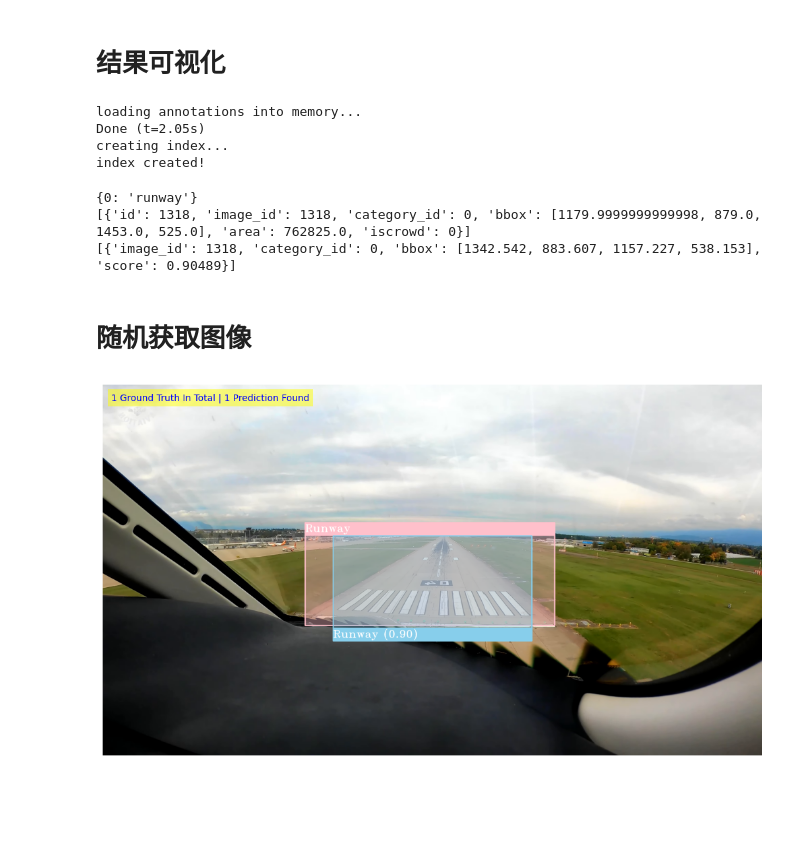
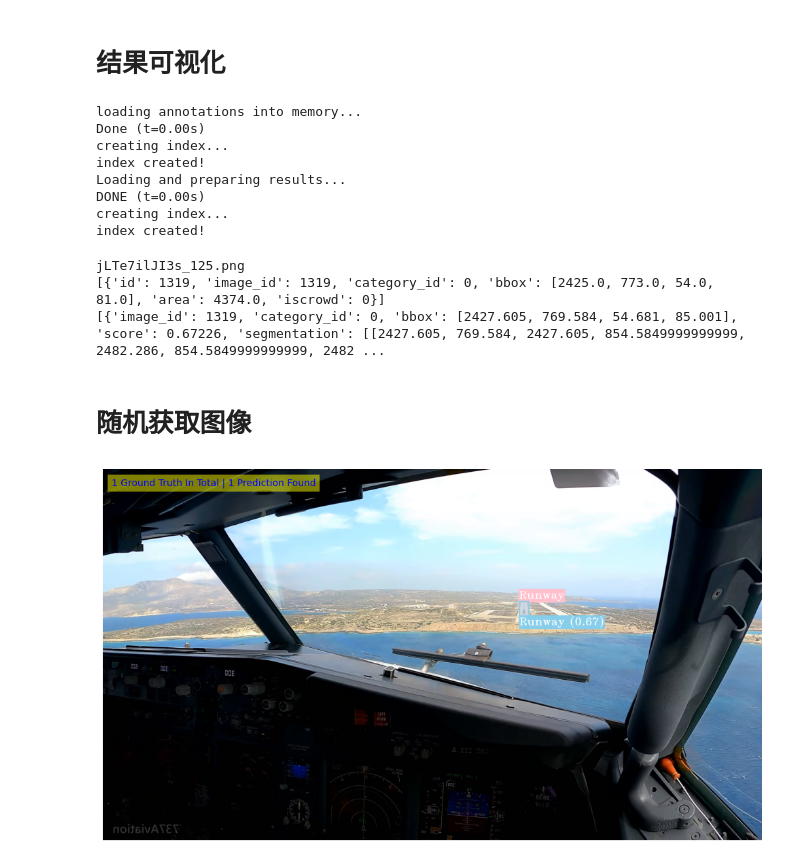
Before and after one commit to flywithliye/lard-detection, a Jupyter notebook: src/tools/visulize_gt_pred.ipynb, the cells around one changed output. Drawn from its saved outputs; the diff is of its cells as text; code cells hidden in the pictures; blank space fills up the shorter version.

```diff
--- a/src/tools/visulize_gt_pred.ipynb
+++ b/src/tools/visulize_gt_pred.ipynb
@@ -22,63 +22,64 @@ import random
 CONFIDENCE_THRESHOLD = 0.35
 
 # 文件定义
-ground_truth_path = f'{ROOT_DATA}/annotations/instances_test_real_nominal.json'
-predictions_path = f'{ROOT_PROJECT}/runs/detect/yolov8n_train_val/val_test_real_nominal/predictions_modified.json'
-
-# 加载预测的 JSON 文件
-with open(predictions_path, 'r') as f:
-    predictions = json.load(f)
+annotation_file = f'{ROOT_DATA}/annotations/instances_test_real_nominal.json'
+prediction_file = f'{ROOT_PROJECT}/runs/ultralytics/yolov8n_train_val/val_test_real_nominal/predictions_modified.json'
 
 # 初始化 COCO 对象（用于标签）
-coco = COCO(ground_truth_path)
-catIds = coco.getCatIds()
-categories = coco.loadCats(catIds)
+coco_true = COCO(annotation_file=annotation_file)
+coco_pred = coco_true.loadRes(resFile=prediction_file)
 
-# 获取全部图像ID
-imgIds = coco.getImgIds()
-
-selected_imgIds = random.sample(imgIds, 1)
-selected_imgIds = [1318]
+# 获取类别字典
+categories = coco_true.loadCats(coco_true.getCatIds())
+catid_2_catname = {category['id']: category['name'] for category in categories}
 # %% [output]
 loading annotations into memory...
-Done (t=2.05s)
+Done (t=0.00s)
 creating index...
 index created!
+Loading and preparing results...
+DONE (t=0.00s)
+creating index...
+index created!
+# %%
+# 获取全部图像ID
+all_imgIds = coco_true.getImgIds()
+
+# 随机选一个图片
+selected_imgIds = random.sample(all_imgIds, 1)
+selected_imgIds = [1319]
 # %%
-img_dict = coco.loadImgs(selected_imgIds)[0]
+# 选中的图片的字典
+img_dict = coco_true.loadImgs(selected_imgIds)[0]
+img_name = img_dict["file_name"]
+img_id = img_dict["id"]
 
 # 读取图像
-image_path = f'{ROOT_DATA}/YoloFormat/test_real_nominal/images/{img_dict["file_name"]}'
+image_path = f'{ROOT_DATA}/YoloFormat/test_real_nominal/images/{img_name}'
 image = cv2.imread(image_path)
 image = cv2.cvtColor(image, cv2.COLOR_BGR2RGB)
 
 # 获取GT
-annIds = coco.getAnnIds(imgIds=img_dict['id'])  # 依据图像id查找gt的id
-anns = coco.loadAnns(annIds)  # 依据gt的id加载gt
+annIds = coco_true.getAnnIds(imgIds=img_id)  # 依据图像id查找gt的id
+anns = coco_true.loadAnns(annIds)
 
-# 获取Pred
-preds = [
-    pred for pred in predictions
-    if pred['image_id'] == img_dict['id']
-    and pred['score'] >= CONFIDENCE_THRESHOLD
-]
+# 获取PRED
+predIds = coco_pred.getAnnIds(imgIds=img_id)  # 依据图像id查找gt的id
+preds = coco_pred.loadAnns(predIds)
 
-# 类别字典
-id_2_name = {0: 'runway'}
-
-print(id_2_name)
+print(img_name)
 print(anns)
 print(preds)
 # %% [output]
-{0: 'runway'}
-[{'id': 1318, 'image_id': 1318, 'category_id': 0, 'bbox': [1179.9999999999998, 879.0, 1453.0, 525.0], 'area': 762825.0, 'iscrowd': 0}]
-[{'image_id': 1318, 'category_id': 0, 'bbox': [1342.542, 883.607, 1157.227, 538.153], 'score': 0.90489}]
+jLTe7ilJI3s_125.png
+[{'id': 1319, 'image_id': 1319, 'category_id': 0, 'bbox': [2425.0, 773.0, 54.0, 81.0], 'area': 4374.0, 'iscrowd': 0}]
+[{'image_id': 1319, 'category_id': 0, 'bbox': [2427.605, 769.584, 54.681, 85.001], 'score': 0.67226, 'segmentation': [[2427.605, 769.584, 2427.605, 854.5849999999999, 2482.286, 854.5849999999999, 2482 ...
 # %% [markdown]
 # 随机获取图像
 # %%
-def draw_gt_pred(image, anns, preds):
+def draw_gt_pred(image, anns, preds, catid_2_catname: dict):
 
-    # 全局参数
+    # 字体和绘图参数
     FONT_SCALE = 2
     FONT = cv2.FONT_HERSHEY_TRIPLEX
     LINE_WIDTH = 5
@@ -100,7 +101,7 @@ def draw_gt_pred(image, anns, preds):
         label_id = ann['category_id']
 
         # 类别label
-        label_text = id_2_name[label_id]
+        label_text = catid_2_catname[label_id]
 
         # 文本 [类名称]
         text = label_text.capitalize()
@@ -156,7 +157,7 @@ def draw_gt_pred(image, anns, preds):
 
         # 类别label
         label_id = pred['category_id']
-        label_text = id_2_name[label_id]
+        label_text = catid_2_catname[label_id]
 
         # 置信度
         score = pred['score']
@@ -198,32 +199,35 @@ def draw_gt_pred(image, anns, preds):
             (bg_x_right, y_bottom + h_text + h_bias),  # 右下角
             COLOR_PRED, LINE_WIDTH)
         # 绘制文本
         cv2.putText(
             img,
             text,
             (x_left, y_bottom + h_text + 10),
             FONT, FONT_SCALE, COLOR_TEXT, 2)
 
     # INFO
     num_gt = len(anns)
     num_pred = len(preds)
     info = f"{num_gt} Ground {'Truth' if num_gt in [0, 1] else 'Truths'} In Total | {num_pred} {'Prediction' if num_pred in [0, 1] else 'Predictions'} Found"
     (w_text, h_text), _ = cv2.getTextSize(info, FONT, 3, 2)
 
     # 绘图
     fig, ax = plt.subplots(figsize=(10, 6), dpi=100)
     ax.imshow(img)
     ax.text(
         50, 50, info,
         bbox=dict(facecolor='yellow', alpha=0.5, edgecolor='none'),
         color='blue', va='top', ha='left')
     ax.axis('off')
     return fig
 
 
 # 在图像上绘制GT框和PRED框
-fig = draw_gt_pred(image, anns, preds)
+fig = draw_gt_pred(image, anns, preds, catid_2_catname)
 plt.tight_layout()
+plt.savefig(
+    f'{ROOT_PROJECT}/results/images/predictions/detection_{img_name.split(".")[0]}.jpg',
+    dpi=600, bbox_inches='tight', pad_inches=0)
 plt.show()
 # %% [output]
-[figure, old version]
+[figure, new version]
```
Also changed, not shown: parts of 1 cell of this notebook, 34 other files.
